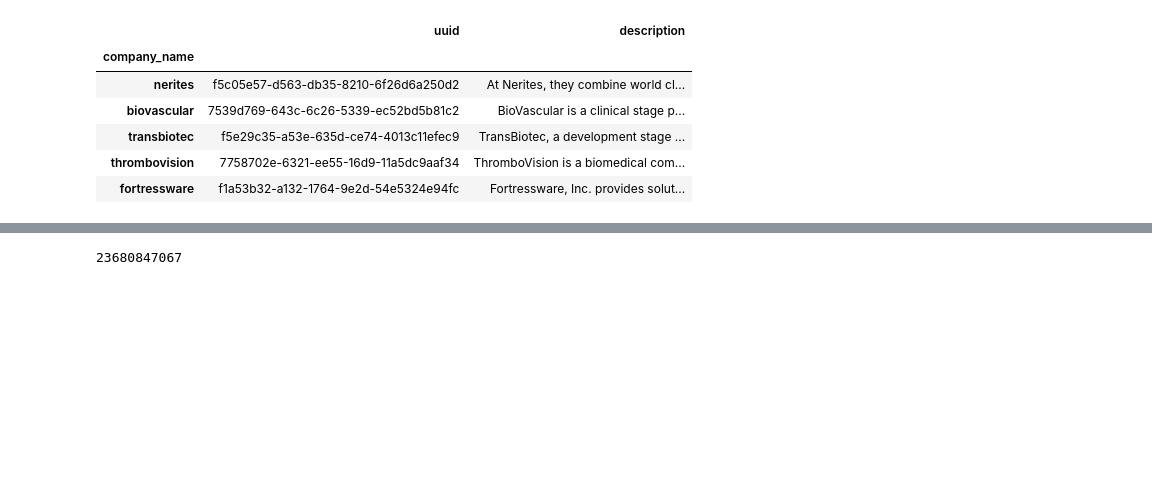
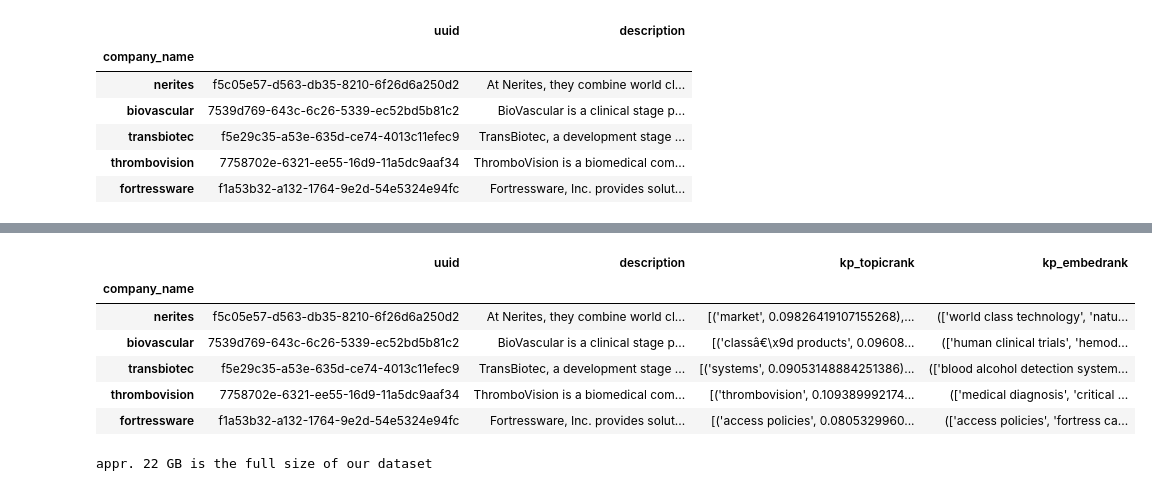
Before and after one commit to vyacheslavov/ma_code, a Jupyter notebook: data_cleaning.ipynb, the cells around one changed output, grey strips where cells are left out. Saved outputs shown, nothing was run; the diff lists cells and outputs as text; code cells hidden in the pictures; blank space fills up the shorter version.

```diff
--- a/data_cleaning.ipynb
+++ b/data_cleaning.ipynb
@@ -306,0 +387,13 @@ TypeError: expected string or bytes-like object
+# %%
+k_with_confidences_companies_df = k_companies_df.copy()
+# %%
+counter = 0
+for company, row in k_with_confidences_companies_df.iterrows():
+    counter = counter + 1
+    #if counter > 2:
+    #    break
+    print(str(datetime.datetime.now()) + " " + company)
+    k_companies_df.loc[company,"kp_embedrank"] = ast.literal_eval(row["kp_embedrank"])[0]
+    k_companies_df.loc[company,"kp_topicrank"] = [kp[0] for kp in ast.literal_eval(row["kp_topicrank"])]
+k_companies_df.head()
+#print(counter)
@@ -307,14 +425,28 @@ TypeError: expected string or bytes-like object
+# %%
+# Save entire dataframe with keyphrases and confidences
+if not os.path.exists(os.path.join(basedir, 'temp_data')):
+    os.makedirs(os.path.join(basedir, 'temp_data'))
+with open(os.path.join(basedir, 'temp_data', 'k_with_confidences_companies_df'), 'wb') as fp:
+    pickle.dump(k_with_confidences_companies_df, fp)
 # %%
 # Save entire dataframe with keyphrases
 if not os.path.exists(os.path.join(basedir, 'temp_data')):
     os.makedirs(os.path.join(basedir, 'temp_data'))
-with open('k_companies_df.csv', 'wb') as fp:
+with open(os.path.join(basedir, 'temp_data', 'k_companies_df'), 'wb') as fp:
     pickle.dump(k_companies_df, fp)
 # %%
-with open ('k_companies_df.csv', 'rb') as fp:
+with open (os.path.join(basedir, 'temp_data', 'k_companies_df'), 'rb') as fp:
     k_companies_df = pickle.load(fp)
 k_companies_list = k_companies_df.index.values
 k_companies_df.head()
+# %% [output]
+|  | uuid | description | kp_topicrank | kp_embedrank |
+| company_name |  |  |  |  |
+| nerites | f5c05e57-d563-db35-8210-6f26d6a250d2 | At Nerites, they combine world cl... | [('market', 0.09826419107155268),... | (['world class technology', 'natu... |
+| biovascular | 7539d769-643c-6c26-5339-ec52bd5b81c2 | BioVascular is a clinical stage p... | [('classâ€\x9d products', 0.09608... | (['human clinical trials', 'hemod... |
+| transbiotec | f5e29c35-a53e-635d-ce74-4013c11efec9 | TransBiotec, a development stage ... | [('systems', 0.09053148884251386)... | (['blood alcohol detection system... |
+| thrombovision | 7758702e-6321-ee55-16d9-11a5dc9aaf34 | ThromboVision is a biomedical com... | [('thrombovision', 0.109389992174... | (['medical diagnosis', 'critical ... |
+| fortressware | f1a53b32-a132-1764-9e2d-54e5324e94fc | Fortressware, Inc. provides solut... | [('access policies', 0.0805329960... | (['access policies', 'fortress ca... |
 # %%
 ### Import the articles
 # %%
@@ -327,9 +459,9 @@ paths = sorted(paths, key=lambda x: x[2], reverse=True)
 full_size = 0
 for f_size in paths:
     full_size = full_size + f_size[2]
-print(full_size)
+print("appr. " + str(round(full_size/1024/1024/1024)) + " GB is the full size of our dataset")
 # %% [output]
-23680847067
+appr. 22 GB is the full size of our dataset
 # %%
 '''
 from jsonstreamer import JSONStreamer
```
Also changed, not shown: parts of 26 cells of this notebook, 6 other files.
